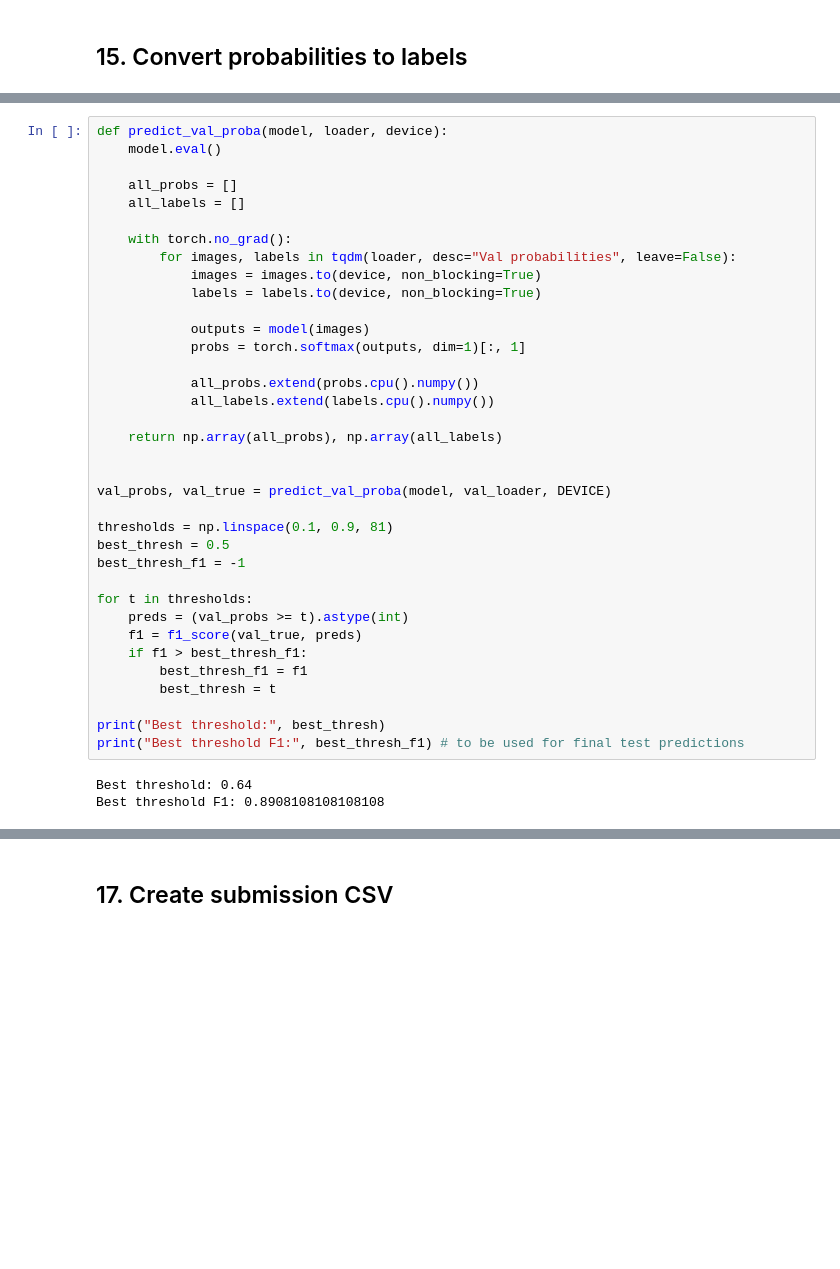
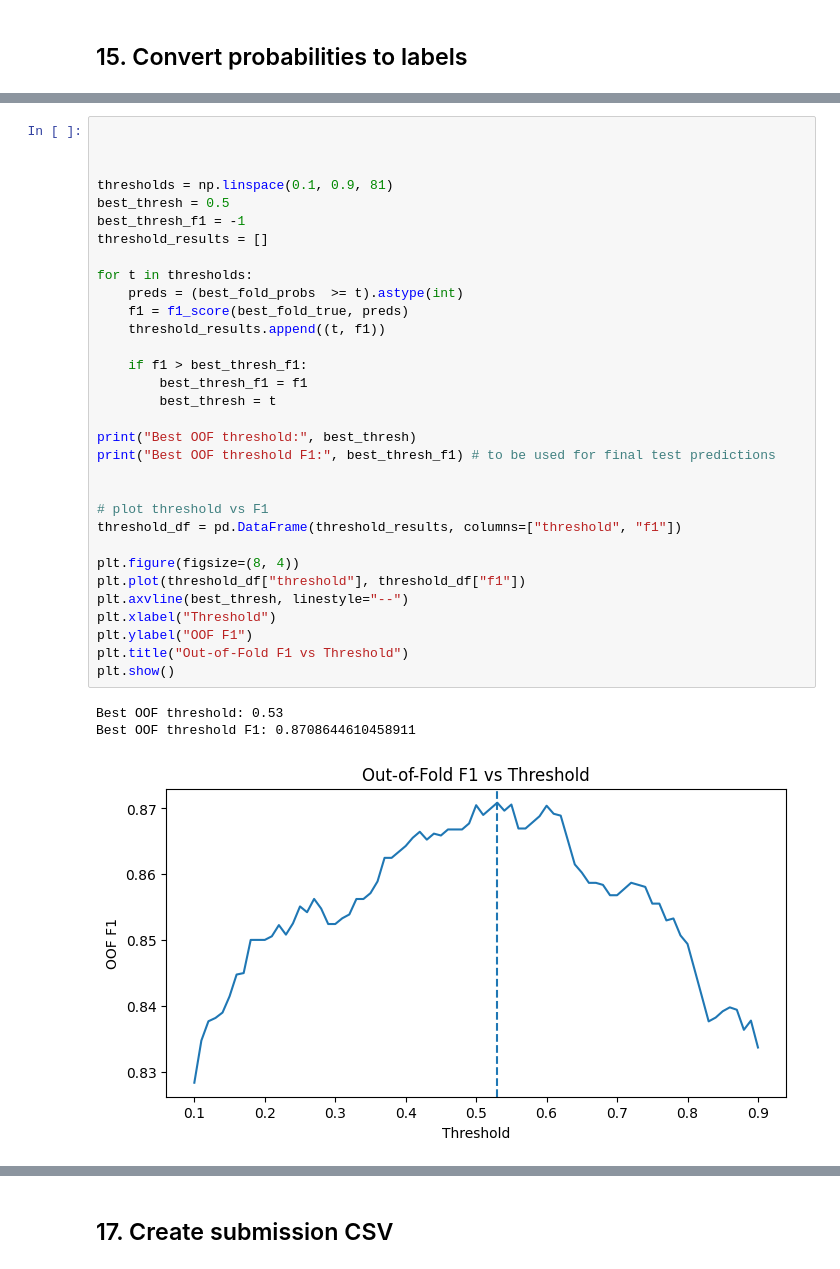
Before and after one commit to tbeliere12/etsy-ai-image-detector, a Jupyter notebook: src/02_model_ResNet-50_k-fold.ipynb, the cells around one changed output, grey strips where cells are left out. Cells and saved outputs as stored; diff of their text form; blank space fills up the shorter version.

```diff
--- a/src/02_model_ResNet-50_k-fold.ipynb
+++ b/src/02_model_ResNet-50_k-fold.ipynb
@@ -584,39 +625,36 @@ test_pred_df.head()
 # %%
-def predict_val_proba(model, loader, device):
-    model.eval()
-
-    all_probs = []
-    all_labels = []
-
-    with torch.no_grad():
-        for images, labels in tqdm(loader, desc="Val probabilities", leave=False):
-            images = images.to(device, non_blocking=True)
-            labels = labels.to(device, non_blocking=True)
-
-            outputs = model(images)
-            probs = torch.softmax(outputs, dim=1)[:, 1]
-
-            all_probs.extend(probs.cpu().numpy())
-            all_labels.extend(labels.cpu().numpy())
-
-    return np.array(all_probs), np.array(all_labels)
 
 
-val_probs, val_true = predict_val_proba(model, val_loader, DEVICE)
 
 thresholds = np.linspace(0.1, 0.9, 81)
 best_thresh = 0.5
 best_thresh_f1 = -1
+threshold_results = []
 
 for t in thresholds:
-    preds = (val_probs >= t).astype(int)
-    f1 = f1_score(val_true, preds)
+    preds = (best_fold_probs  >= t).astype(int)
+    f1 = f1_score(best_fold_true, preds)
+    threshold_results.append((t, f1))
+
     if f1 > best_thresh_f1:
         best_thresh_f1 = f1
         best_thresh = t
 
-print("Best threshold:", best_thresh)
-print("Best threshold F1:", best_thresh_f1) # to be used for final test predictions
+print("Best OOF threshold:", best_thresh)
+print("Best OOF threshold F1:", best_thresh_f1) # to be used for final test predictions
+
+
+# plot threshold vs F1
+threshold_df = pd.DataFrame(threshold_results, columns=["threshold", "f1"])
+
+plt.figure(figsize=(8, 4))
+plt.plot(threshold_df["threshold"], threshold_df["f1"])
+plt.axvline(best_thresh, linestyle="--")
+plt.xlabel("Threshold")
+plt.ylabel("OOF F1")
+plt.title("Out-of-Fold F1 vs Threshold")
+plt.show()
 # %% [output]
-Best threshold: 0.64
-Best threshold F1: 0.8908108108108108
+Best OOF threshold: 0.53
+Best OOF threshold F1: 0.8708644610458911
+[figure, added]
```
Also changed, not shown: parts of 10 cells of this notebook.
